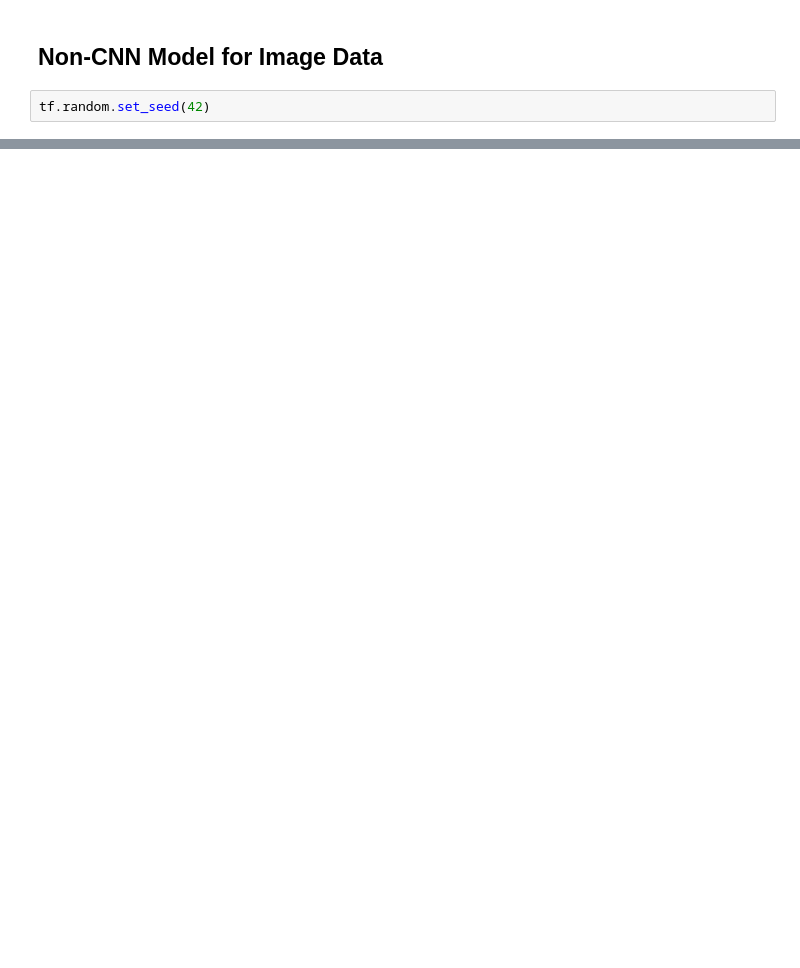
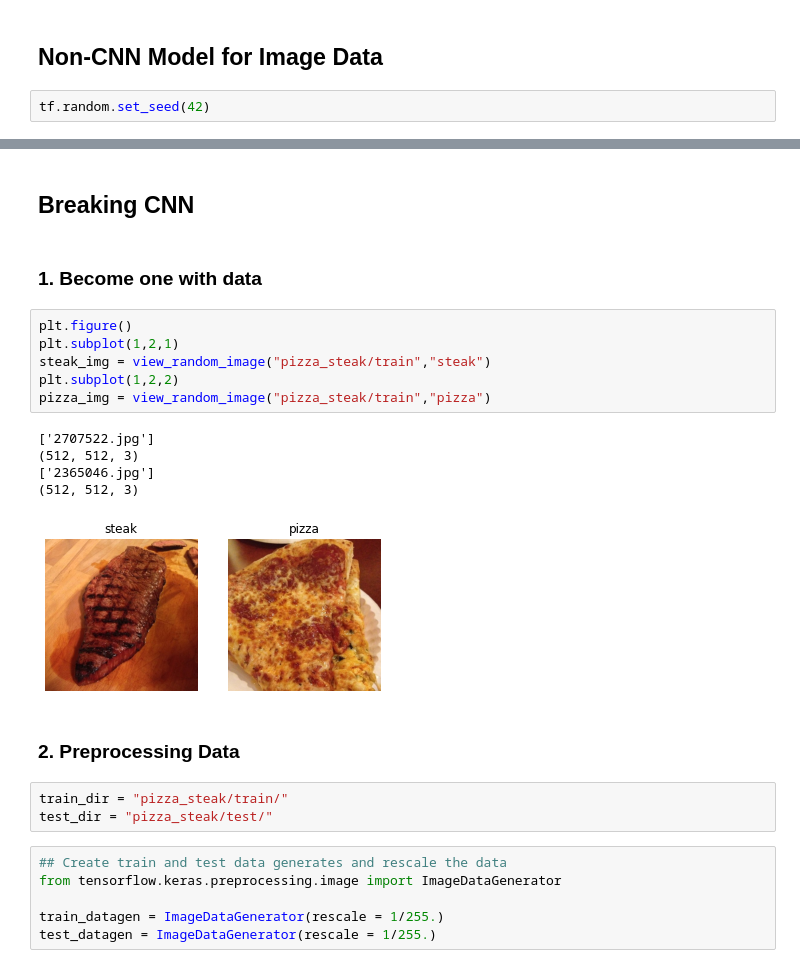
Before and after one commit to ShyamSundhar1411/My-ML-Notebooks, a Jupyter notebook: Computer Vision/Introduction_to_Computer_Vision_Using_Tensorflow.ipynb, the cells around one changed output, grey strips where cells are left out. Cells and saved outputs as stored; diff of their text form; blank space fills up the shorter version.

```diff
--- a/Computer Vision/Introduction_to_Computer_Vision_Using_Tensorflow.ipynb
+++ b/Computer Vision/Introduction_to_Computer_Vision_Using_Tensorflow.ipynb
@@ -251,0 +252,27 @@ Epoch 5/5
+# %% [markdown]
+## Breaking CNN
+# %% [markdown]
+### 1. Become one with data
+# %%
+plt.figure()
+plt.subplot(1,2,1)
+steak_img = view_random_image("pizza_steak/train","steak")
+plt.subplot(1,2,2)
+pizza_img = view_random_image("pizza_steak/train","pizza")
+# %% [output]
+['2707522.jpg']
+(512, 512, 3)
+['2365046.jpg']
+(512, 512, 3)
+[figure, added]
+# %% [markdown]
+### 2. Preprocessing Data
+# %%
+train_dir = "pizza_steak/train/"
+test_dir = "pizza_steak/test/"
+# %%
+## Create train and test data generates and rescale the data
+from tensorflow.keras.preprocessing.image import ImageDataGenerator
+
+train_datagen = ImageDataGenerator(rescale = 1/255.)
+test_datagen = ImageDataGenerator(rescale = 1/255.)
```
Also changed, not shown: parts of 48 cells of this notebook.
